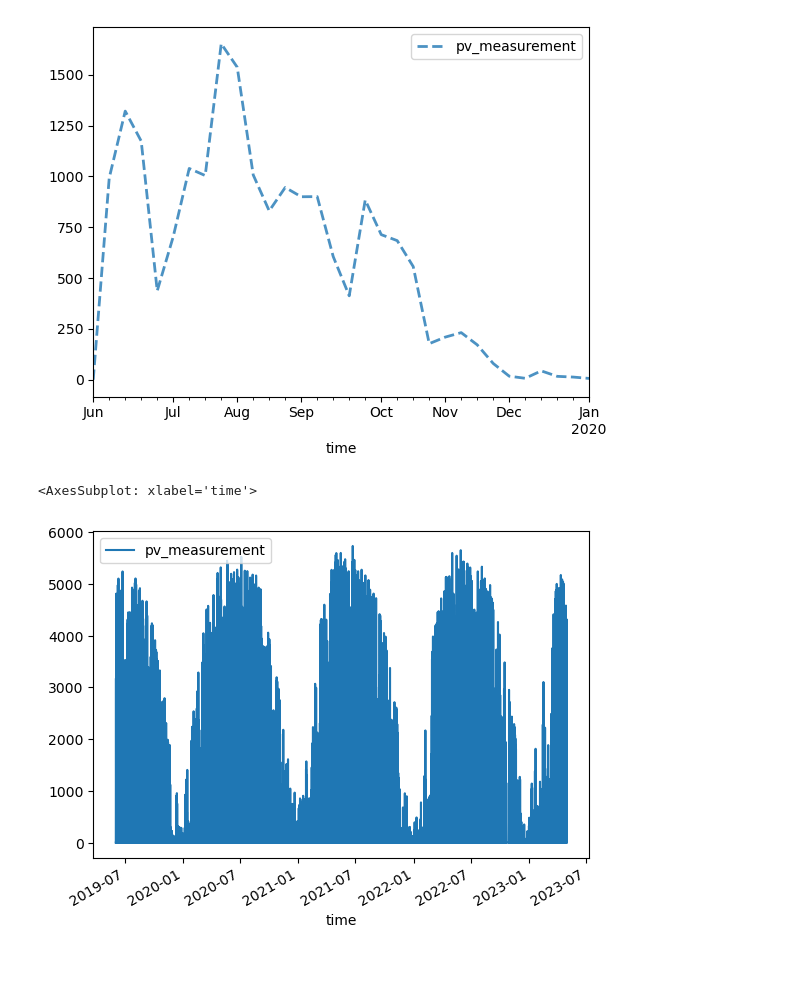
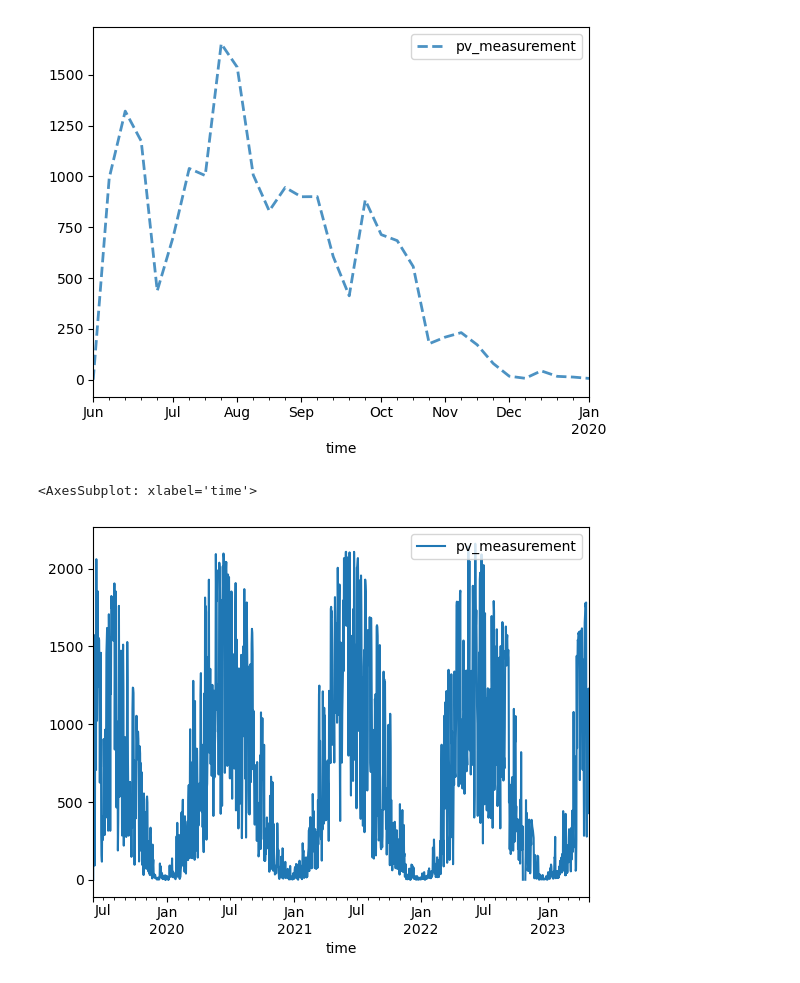
Before and after one commit to soricm/Time-Series-Forecasting-Solar-Energy-Production, a Jupyter notebook: marijan/marijan.ipynb, the cells around one changed output. Saved outputs shown, nothing was run; the diff lists cells and outputs as text; code cells hidden in the pictures.

```diff
--- a/marijan/marijan.ipynb
+++ b/marijan/marijan.ipynb
@@ -164,8 +297,8 @@ plt.show()
 [figure]
 [figure]
 # %%
-train_a.plot('time','pv_measurement')
+y.resample('d').mean().plot()
 # %% [output]
 <AxesSubplot: xlabel='time'>
-[figure, old version]
+[figure, new version]
 # %%
```
Also changed, not shown: parts of 23 cells of this notebook, 2 other files.
